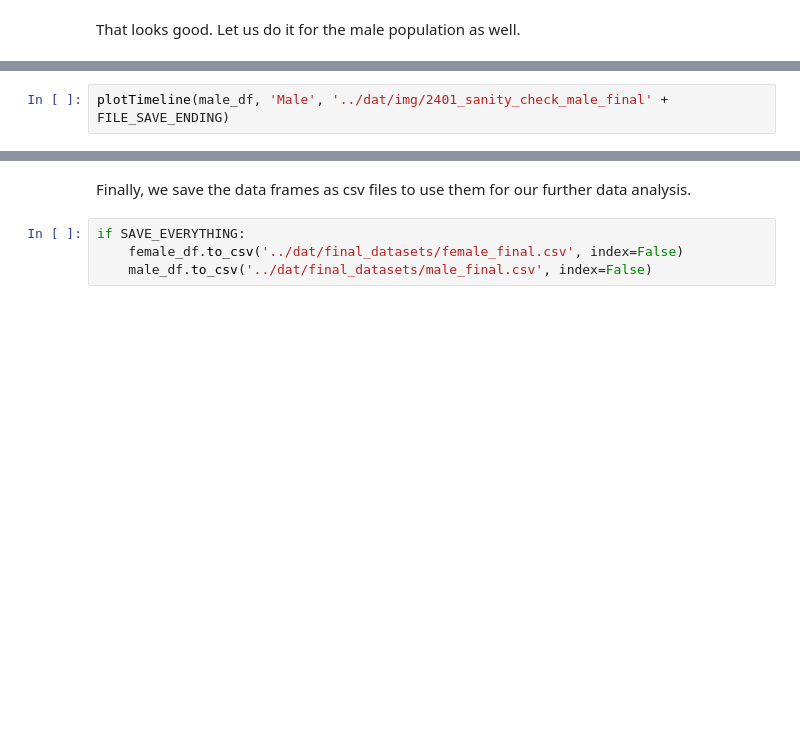
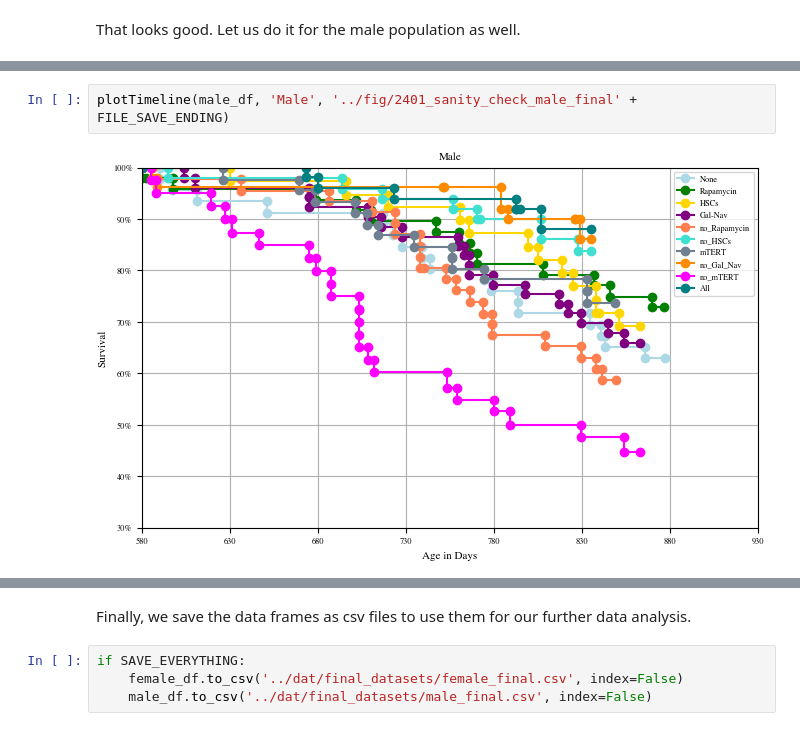
Before and after one commit to shs2017/Data-Literacy, a Jupyter notebook: exp/002_ExtractingPointsFromPlot.ipynb, the cells around one changed output, grey strips where cells are left out. Saved outputs shown, nothing was run; the diff lists cells and outputs as text; blank space fills up the shorter version.

```diff
--- a/exp/002_ExtractingPointsFromPlot.ipynb
+++ b/exp/002_ExtractingPointsFromPlot.ipynb
@@ -298,3 +312,5 @@ male_df
 # %%
-plotTimeline(male_df, 'Male', '../dat/img/2401_sanity_check_male_final' + FILE_SAVE_ENDING)
+plotTimeline(male_df, 'Male', '../fig/2401_sanity_check_male_final' + FILE_SAVE_ENDING)
+# %% [output]
+[figure, added]
 # %%
```
Also changed, not shown: parts of 8 cells of this notebook, 7 other files.
